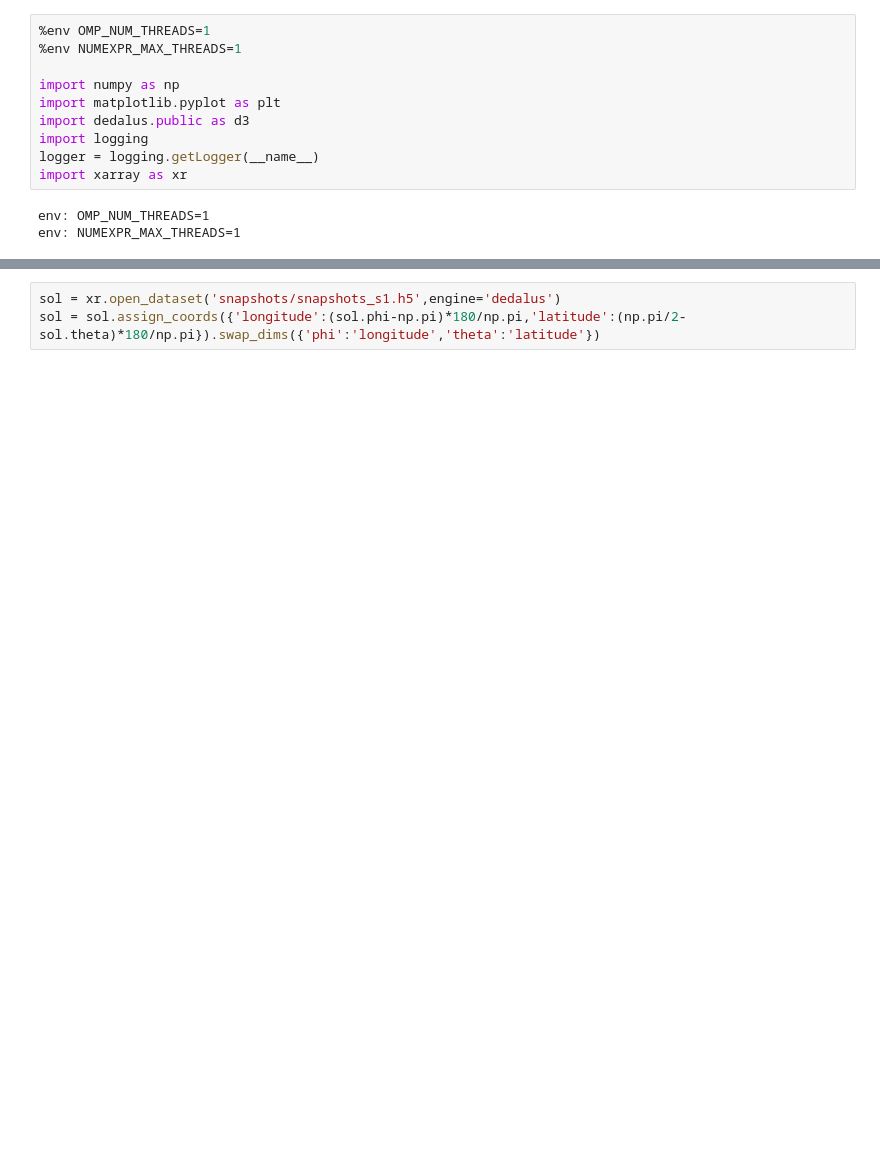
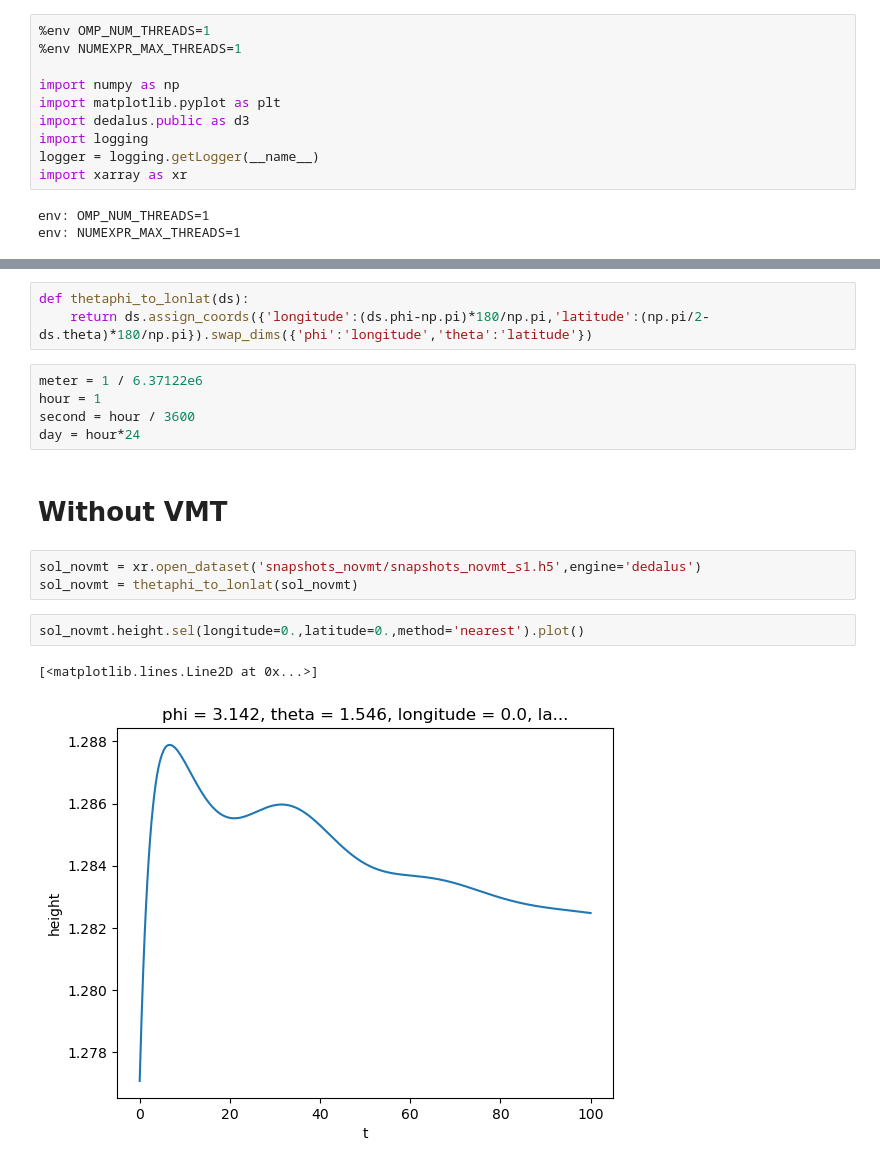
Before and after one commit to qnicolas/superrotation, a Jupyter notebook: oneLayerSW.ipynb, the cells around one changed output, grey strips where cells are left out. Cells and saved outputs as stored; diff of their text form; blank space fills up the shorter version.

```diff
--- a/oneLayerSW.ipynb
+++ b/oneLayerSW.ipynb
@@ -137,3 +14,18 @@ Wall time: 1min 9s
 # %%
-sol = xr.open_dataset('snapshots/snapshots_s1.h5',engine='dedalus')
-sol = sol.assign_coords({'longitude':(sol.phi-np.pi)*180/np.pi,'latitude':(np.pi/2-sol.theta)*180/np.pi}).swap_dims({'phi':'longitude','theta':'latitude'})
+def thetaphi_to_lonlat(ds):
+    return ds.assign_coords({'longitude':(ds.phi-np.pi)*180/np.pi,'latitude':(np.pi/2-ds.theta)*180/np.pi}).swap_dims({'phi':'longitude','theta':'latitude'})
+# %%
+meter = 1 / 6.37122e6
+hour = 1
+second = hour / 3600
+day = hour*24
+# %% [markdown]
+# Without VMT
+# %%
+sol_novmt = xr.open_dataset('snapshots_novmt/snapshots_novmt_s1.h5',engine='dedalus')
+sol_novmt = thetaphi_to_lonlat(sol_novmt)
+# %%
+sol_novmt.height.sel(longitude=0.,latitude=0.,method='nearest').plot()
+# %% [output]
+[<matplotlib.lines.Line2D at 0x...>]
+[figure, added]
```
Also changed, not shown: parts of 19 cells of this notebook, 3 other files.
